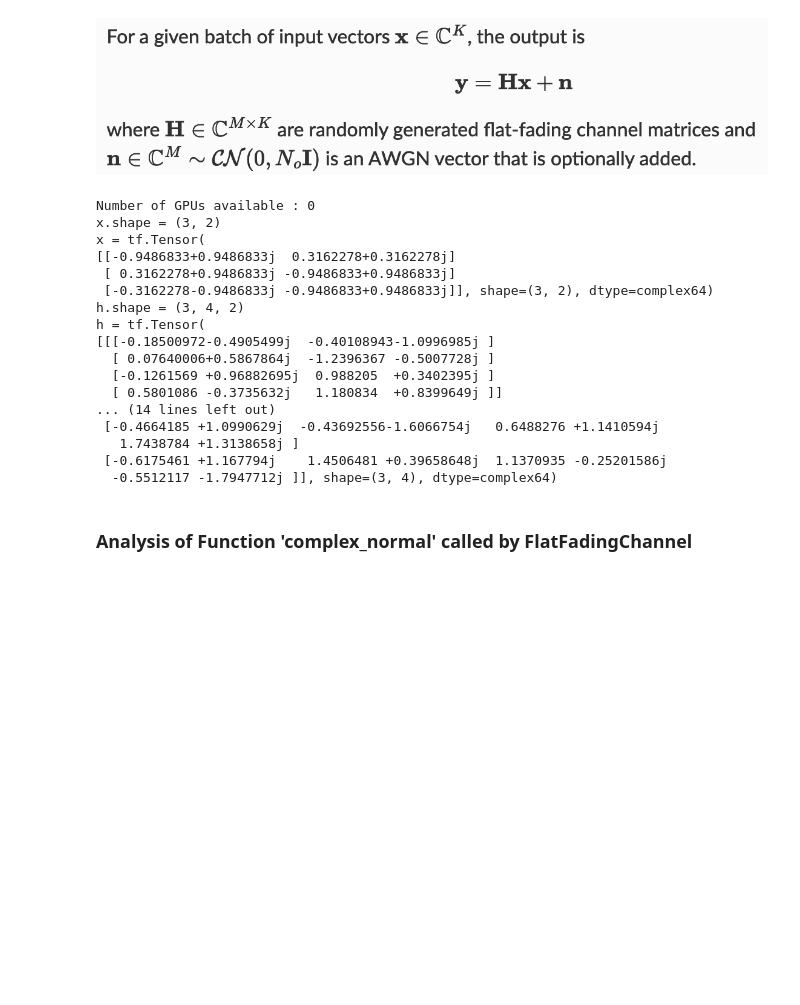
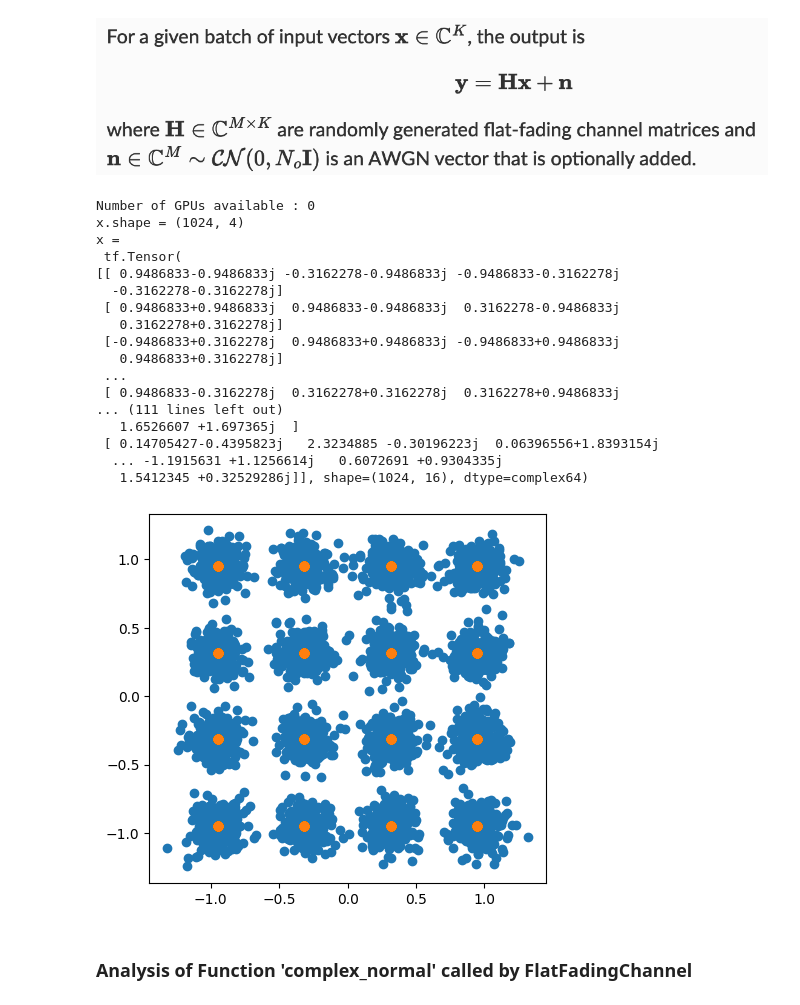
Before and after one commit to leeofaith/sionna, a Jupyter notebook: Jupyter Notebooks/Notes.ipynb, the cells around one changed output. Cells and saved outputs as stored; diff of their text form; code cells hidden in the pictures; blank space fills up the shorter version.

Commit message:
Updated LMMSE

```diff
--- a/Jupyter Notebooks/Notes.ipynb
+++ b/Jupyter Notebooks/Notes.ipynb
@@ -1023,55 +1023,63 @@ try:
 except ImportError as e:
     # Install Sionna if package is not already installed
     import os
     os.system("pip install sionna")
     import sionna
 
 from sionna.utils import BinarySource, QAMSource, ebnodb2no, compute_ser, compute_ber, PlotBER
 from sionna.channel import FlatFadingChannel, KroneckerModel
 from sionna.channel.utils import exp_corr_mat
 from sionna.mimo import lmmse_equalizer
 from sionna.mapping import SymbolDemapper, Mapper, Demapper
 from sionna.fec.ldpc.encoding import LDPC5GEncoder
 from sionna.fec.ldpc.decoding import LDPC5GDecoder
 
 ### Simple Uncoded Transmission
-num_tx_ant = 2 # Number of Transmitter Antennas
-num_rx_ant = 4 # Number of Receiver Antennas
+num_tx_ant = 4 # Number of Transmitter Antennas
+num_rx_ant = 16 # Number of Receiver Antennas
 num_bits_per_symbol = 4 # 16 QAM
-batch_size = 3 # Parallel in 3 batches
+batch_size = 1024 # Parallel in 3 batches
 qam_source = QAMSource(num_bits_per_symbol)
 x = qam_source([batch_size, num_tx_ant])
 print('x.shape =',x.shape) # (batch_size=3, num_tx_ant=2)
-print('x =',x)
+print('x =\n',x)
 
 ### Create `FlatFadingChannel` to simulate transmissions over an i.i.d. Rayleigh fading channel. The channel will also add AWGN with variance `no`.
 channel = FlatFadingChannel(num_tx_ant, num_rx_ant, add_awgn=True, return_channel=True)
 no = 0.2 # Noise Variance of the Transmission Channel
 
 # y and h are the Channel Output and Channel Realizations, respectively.
 y, h = channel([x, no]) # x = qam_source([batch_size, num_tx_ant]), no = 0.2
 print('h.shape =',h.shape)
-print('h =',h)
+print('h =\n',h)
 print('y.shape =',y.shape)
-print('y =',y)
+print('y =\n',y)
+
+s = tf.cast(no*tf.eye(num_rx_ant, num_rx_ant), y.dtype)
+x_hat, no_eff = lmmse_equalizer(y, h, s)
+
+plt.axes().set_aspect(1.0)
+plt.scatter(np.real(x_hat), np.imag(x_hat));
+plt.scatter(np.real(x), np.imag(x));
 # %% [output]
 Number of GPUs available : 0
-x.shape = (3, 2)
-x = tf.Tensor(
-[[-0.9486833+0.9486833j  0.3162278+0.3162278j]
- [ 0.3162278+0.9486833j -0.9486833+0.9486833j]
- [-0.3162278-0.9486833j -0.9486833+0.9486833j]], shape=(3, 2), dtype=complex64)
-h.shape = (3, 4, 2)
-h = tf.Tensor(
-[[[-0.18500972-0.4905499j  -0.40108943-1.0996985j ]
-  [ 0.07640006+0.5867864j  -1.2396367 -0.5007728j ]
-  [-0.1261569 +0.96882695j  0.988205  +0.3402395j ]
-  [ 0.5801086 -0.3735632j   1.180834  +0.8399649j ]]
-... (14 lines left out)
- [-0.4664185 +1.0990629j  -0.43692556-1.6066754j   0.6488276 +1.1410594j
-   1.7438784 +1.3138658j ]
- [-0.6175461 +1.167794j    1.4506481 +0.39658648j  1.1370935 -0.25201586j
-  -0.5512117 -1.7947712j ]], shape=(3, 4), dtype=complex64)
+x.shape = (1024, 4)
+x =
+ tf.Tensor(
+[[ 0.9486833-0.9486833j -0.3162278-0.9486833j -0.9486833-0.3162278j
+  -0.3162278-0.3162278j]
+ [ 0.9486833+0.9486833j  0.9486833-0.9486833j  0.3162278-0.9486833j
+   0.3162278+0.3162278j]
+ [-0.9486833+0.3162278j  0.9486833+0.9486833j -0.9486833+0.9486833j
+   0.9486833+0.3162278j]
+ ...
+ [ 0.9486833-0.3162278j  0.3162278+0.3162278j  0.3162278+0.9486833j
+... (111 lines left out)
+   1.6526607 +1.697365j  ]
+ [ 0.14705427-0.4395823j   2.3234885 -0.30196223j  0.06396556+1.8393154j
+  ... -1.1915631 +1.1256614j   0.6072691 +0.9304335j
+   1.5412345 +0.32529286j]], shape=(1024, 16), dtype=complex64)
+[figure, added]
 # %% [markdown]
 ### Analysis of Function 'complex_normal' called by FlatFadingChannel
 # %%
```
